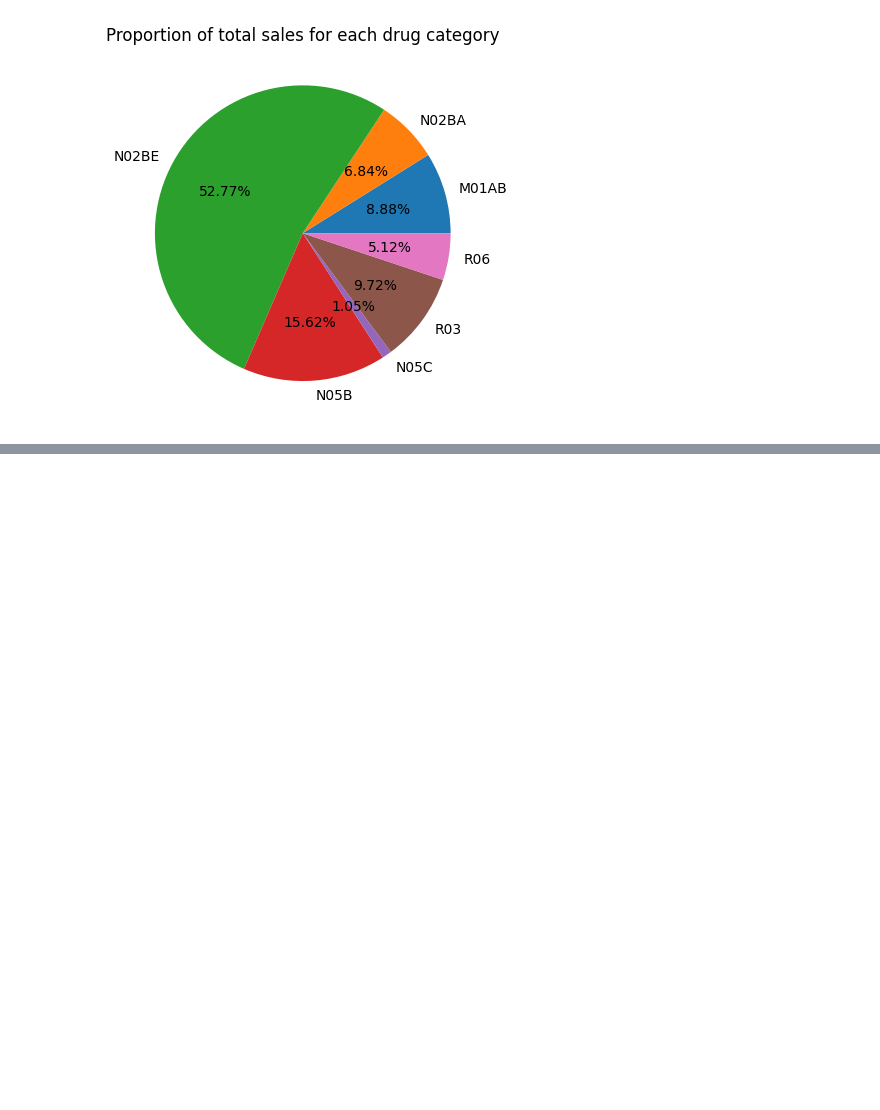
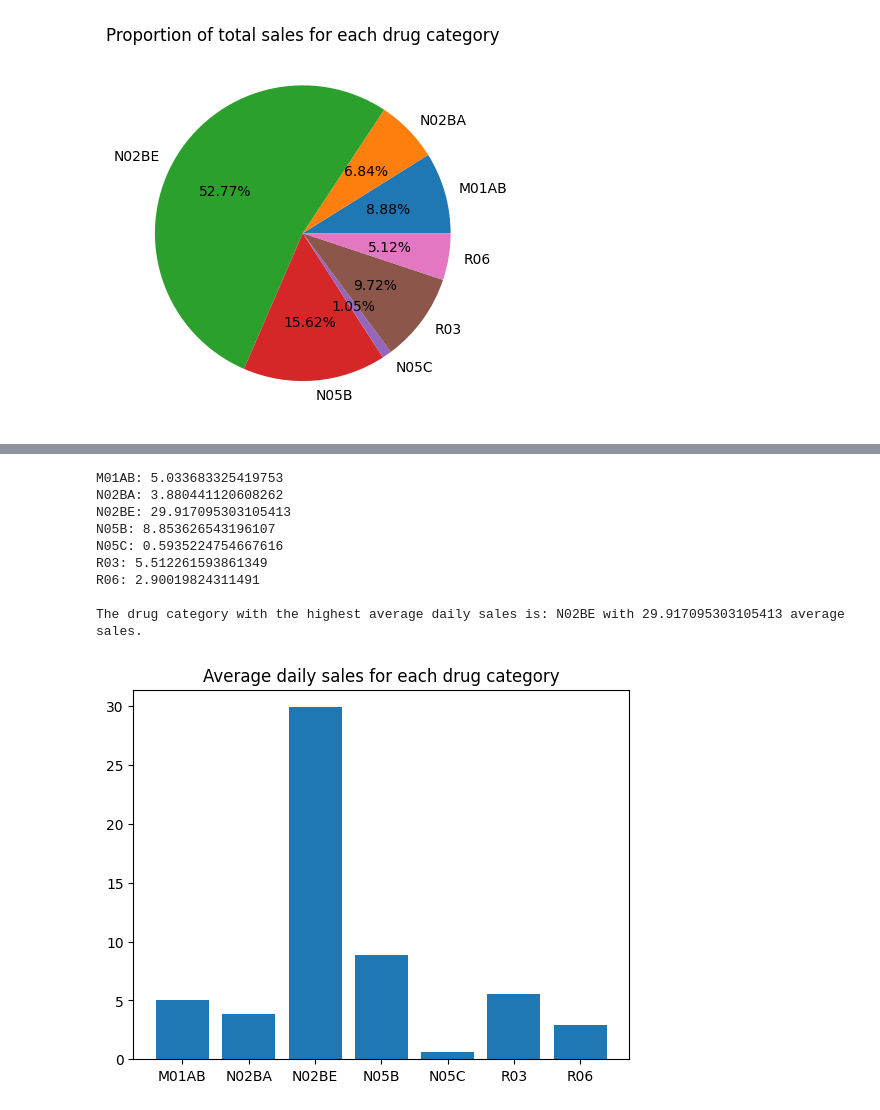
Before and after one commit to jymewill24/Analyzing-Pharma-Sales-Data, a Jupyter notebook: main.ipynb, the cells around one changed output, grey strips where cells are left out. Saved outputs shown, nothing was run; the diff lists cells and outputs as text; code cells hidden in the pictures; blank space fills up the shorter version.

```diff
--- a/main.ipynb
+++ b/main.ipynb
@@ -85,0 +92,23 @@ R03      139.00
+# %%
+# Which drug category has the highest average daily sales?
+
+for category in categories:
+    print(f"{category}: {dataset[category].mean()}")
+
+plt.bar(categories, [dataset[cat].mean() for cat in categories])
+plt.title("Average daily sales for each drug category")
+
+highest_avg_sales = dataset[categories].mean().idxmax()
+print()
+print(f"The drug category with the highest average daily sales is: {highest_avg_sales} with {dataset[highest_avg_sales].mean()} average sales.")
+# %% [output]
+M01AB: 5.033683325419753
+N02BA: 3.880441120608262
+N02BE: 29.917095303105413
+N05B: 8.853626543196107
+N05C: 0.5935224754667616
+R03: 5.512261593861349
+R06: 2.90019824311491
+
+The drug category with the highest average daily sales is: N02BE with 29.917095303105413 average sales.
+[figure, added]
```
Also changed, not shown: parts of 2 cells of this notebook.
